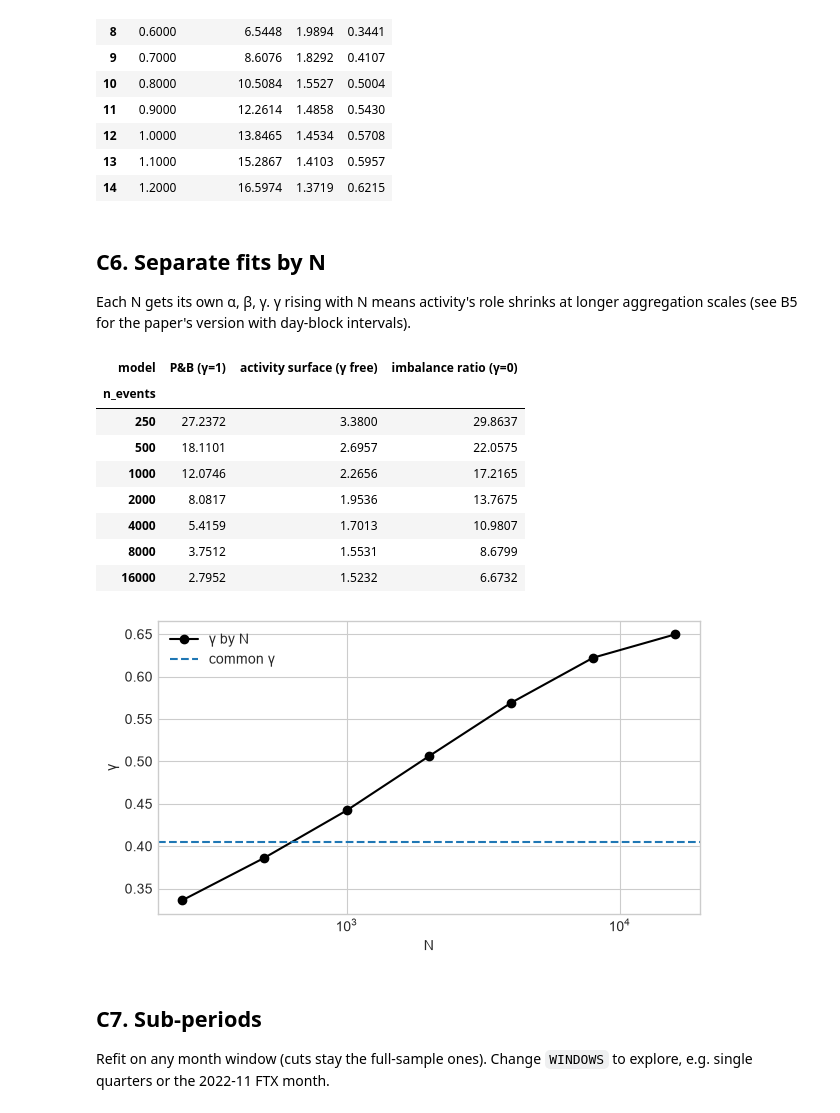
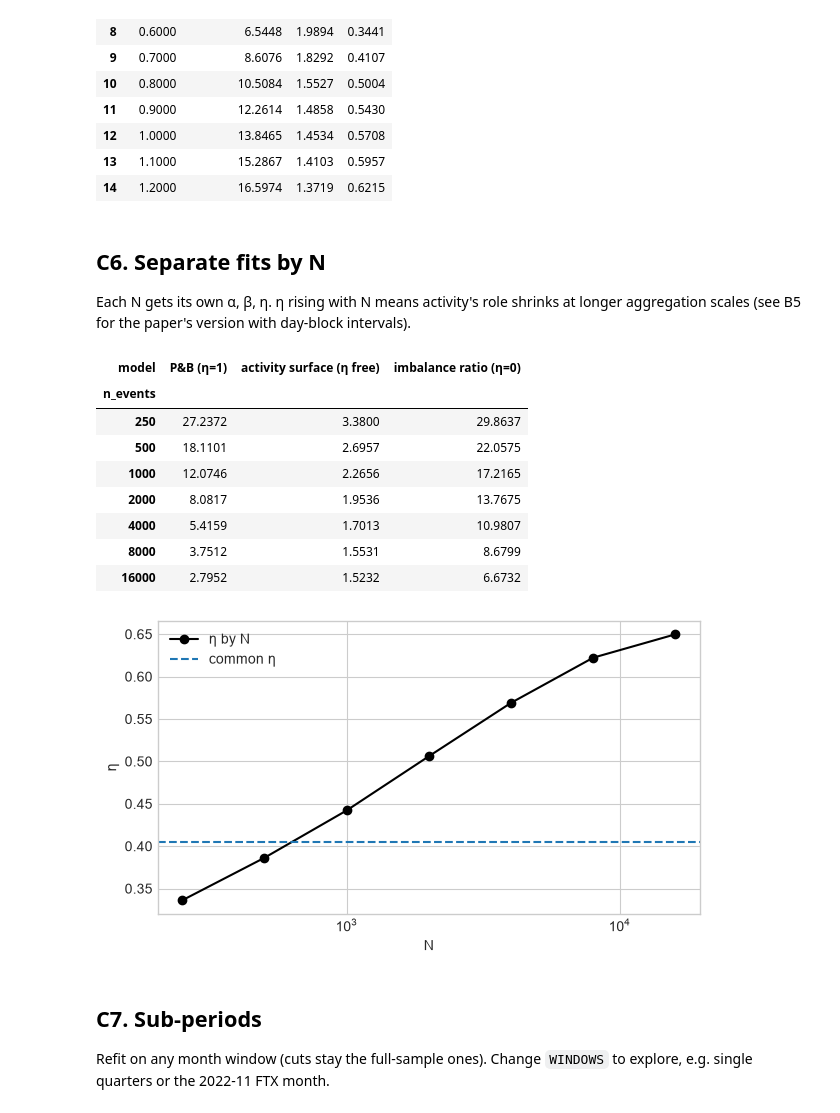
Before and after one commit to pdmillington/market-impact-research, a Jupyter notebook: crypto-impact-study/notebooks/ActivitySurface.ipynb, the cells around one changed output. Saved outputs shown, nothing was run; the diff lists cells and outputs as text; code cells hidden in the pictures.

```diff
--- a/crypto-impact-study/notebooks/ActivitySurface.ipynb
+++ b/crypto-impact-study/notebooks/ActivitySurface.ipynb
@@ -338,20 +348,20 @@ The common γ is therefore best described as an average over scales and periods:
 structural constant. The out-of-sample results (B4) show the averaged model still predicts well.
 # %%
-by_n = show_table('surface_gamma_by_n', caption='Table: γ by N (each N fitted alone)')
-by_year = show_table('surface_gamma_by_year', caption='Table: γ by year (headline N set)')
+by_n = show_table('surface_gamma_by_n', caption='Table: η by N (each N fitted alone)')
+by_year = show_table('surface_gamma_by_year', caption='Table: η by year (headline N set)')
 common_lo, common_hi = fit_table.query('n_set == "N_250_16000" and model == "activity_surface"')[
     ['gamma_month_block_2_5', 'gamma_month_block_97_5']].iloc[0]
 
 fig, axes = plt.subplots(1, 2, figsize=(13, 4.2))
 for ax, frame, xs, labels, xlabel in ((axes[0], by_n, by_n.n_events.to_numpy(float), [f'{n:,}' for n in by_n.n_events], 'N'),
                                       (axes[1], by_year, np.arange(len(by_year)), by_year.year.astype(str), 'year')):
-    ax.axhspan(common_lo, common_hi, color=BLUE, alpha=0.12, lw=0, label='common γ, month-block 95% CI')
-    ax.axhline(SURF.gamma, color=BLUE, ls='--', lw=1.4, label=f'common γ = {SURF.gamma:.2f}')
+    ax.axhspan(common_lo, common_hi, color=BLUE, alpha=0.12, lw=0, label='common η, month-block 95% CI')
+    ax.axhline(SURF.gamma, color=BLUE, ls='--', lw=1.4, label=f'common η = {SURF.gamma:.2f}')
     ax.errorbar(xs, frame.gamma, yerr=[frame.gamma - frame.gamma_p025, frame.gamma_p975 - frame.gamma], color=INK,
-                marker='o', mfc='white', capsize=3, label='γ fitted separately (day-block 95% CI)')
+                marker='o', mfc='white', capsize=3, label='η fitted separately (day-block 95% CI)')
     if xlabel == 'N':
         ax.set_xscale('log'); ax.minorticks_off()
-    ax.set_xticks(xs); ax.set_xticklabels(labels, fontsize=8); ax.set_xlabel(xlabel); ax.set_ylabel('γ'); ax.set_ylim(0, 0.8)
+    ax.set_xticks(xs); ax.set_xticklabels(labels, fontsize=8); ax.set_xlabel(xlabel); ax.set_ylabel('η'); ax.set_ylim(0, 0.8)
     ax.legend(fontsize=8, loc='upper left')
 fig.tight_layout(); plt.show()
 # %% [output]
@@ -465,6 +494,6 @@ independently in the surface fit.
 # %%
-lin = show_table('surface_linearity', caption='Table: δ within activity deciles vs pooled')
-deltas = pd.read_csv(LINEARITY / 'delta_by_decile.csv')
+lin = show_table('surface_concavity', caption='Table: δ within activity deciles vs pooled')
+deltas = pd.read_csv(CONCAVITY / 'delta_by_decile.csv')
 fig, axes = plt.subplots(1, 3, figsize=(15, 3.8), sharey=True)
 for ax, (n, g) in zip(axes, deltas.groupby('n_events')):
     d = g[g.group.str.startswith('decile')]
@@ -617,6 +682,6 @@ stats.groupby('n_events')['count'].sum().rename('blocks').to_frame().T
 - `folded(fit, cells)`: the collapse coordinates for plotting.
 # %%
-MODELS = {'P&B (γ=1)': 1.0, 'imbalance ratio (γ=0)': 0.0, 'activity surface (γ free)': None}
+MODELS = {'P&B (η=1)': 1.0, 'imbalance ratio (η=0)': 0.0, 'activity surface (η free)': None}
 
 
 def months_between(start: str, end: str) -> list[int]:
@@ -715,7 +781,7 @@ identified (compare with the month-block bootstrap interval in table B1).
 # %%
 GAMMA_GRID = np.round(np.arange(-0.2, 1.21, 0.1), 2)
 
-profile, previous = [], fits['activity surface (γ free)']
+profile, previous = [], fits['activity surface (η free)']
 for g in GAMMA_GRID:
     f = fit_activity_surface(cells, gamma=float(g), n_starts=2, initial=previous)
     profile.append({'gamma': g, 'weighted_rmse': weighted_rmse(f, cells), 'alpha': f.alpha, 'beta': f.beta})
@@ -723,8 +789,8 @@ profile = pd.DataFrame(profile)
 
 fig, ax = plt.subplots(figsize=(7, 3.8))
 ax.plot(profile['gamma'], profile['weighted_rmse'], marker='o', color='k')
-ax.axvline(fits['activity surface (γ free)'].gamma, ls='--', color='tab:blue', label='free-γ fit')
-ax.set_xlabel('γ (fixed)'); ax.set_ylabel('standardised RMSE'); ax.legend()
+ax.axvline(fits['activity surface (η free)'].gamma, ls='--', color='tab:blue', label='free-η fit')
+ax.set_xlabel('η (fixed)'); ax.set_ylabel('standardised RMSE'); ax.legend()
 plt.show()
 profile
 # %% [output]
@@ -748,27 +814,27 @@ profile
 # %% [markdown]
 ## C6. Separate fits by N
 
-Each N gets its own α, β, γ. γ rising with N means activity's role shrinks at longer aggregation scales
+Each N gets its own α, β, η. η rising with N means activity's role shrinks at longer aggregation scales
 (see B5 for the paper's version with day-block intervals).
 # %%
 by_n = []
 for n in N_USE:
     sub = cells.loc[cells['n_events'] == n]
     for name, g in MODELS.items():
         f = fit_activity_surface(sub, gamma=g, n_starts=4)
         by_n.append({'n_events': n, 'model': name, 'gamma': f.gamma, 'alpha': f.alpha, 'beta': f.beta,
                      'weighted_rmse': weighted_rmse(f, sub)})
 by_n = pd.DataFrame(by_n)
 display(by_n.pivot(index='n_events', columns='model', values='weighted_rmse'))
 
-surf = by_n.loc[by_n['model'] == 'activity surface (γ free)']
+surf = by_n.loc[by_n['model'] == 'activity surface (η free)']
 fig, ax = plt.subplots(figsize=(7, 3.8))
-ax.plot(surf['n_events'], surf['gamma'], marker='o', color='k', label='γ by N')
-ax.axhline(fits['activity surface (γ free)'].gamma, ls='--', color='tab:blue', label='common γ')
-ax.set_xscale('log'); ax.set_xlabel('N'); ax.set_ylabel('γ'); ax.legend()
+ax.plot(surf['n_events'], surf['gamma'], marker='o', color='k', label='η by N')
+ax.axhline(fits['activity surface (η free)'].gamma, ls='--', color='tab:blue', label='common η')
+ax.set_xscale('log'); ax.set_xlabel('N'); ax.set_ylabel('η'); ax.legend()
 plt.show()
 # %% [output]
-| model | P&B (γ=1) | activity surface (γ free) | imbalance ratio (γ=0) |
+| model | P&B (η=1) | activity surface (η free) | imbalance ratio (η=0) |
 | n_events |  |  |  |
 | 250 | 27.2372 | 3.3800 | 29.8637 |
 | 500 | 18.1101 | 2.6957 | 22.0575 |
```
Also changed, not shown: parts of 34 cells of this notebook, 33 other files.
